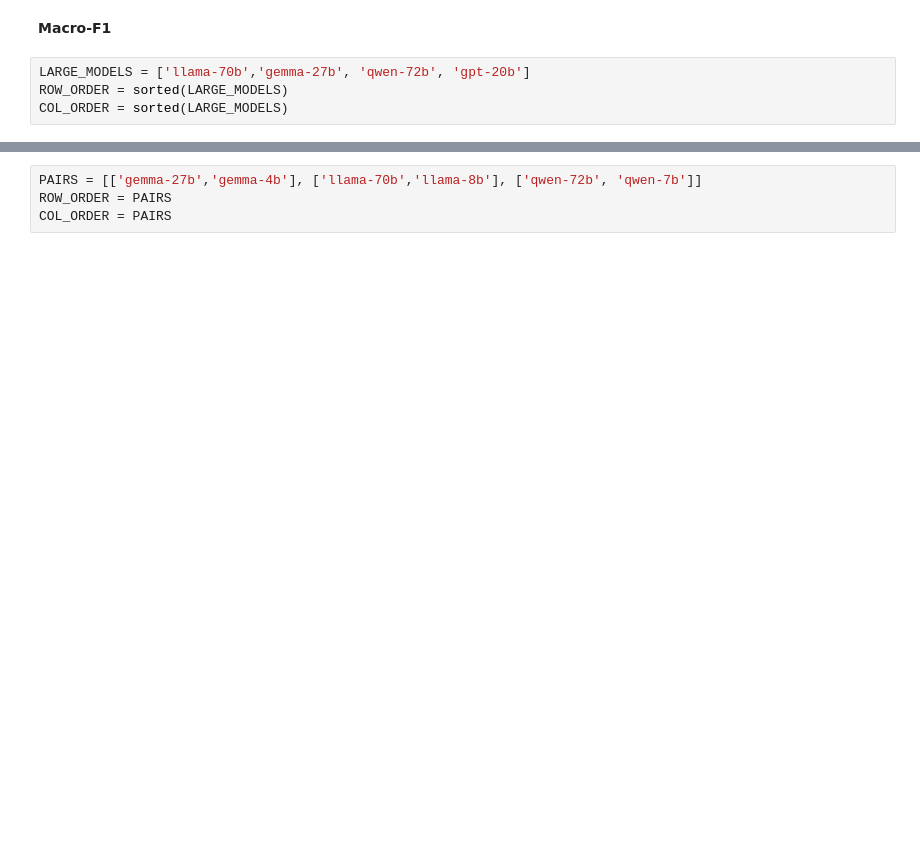
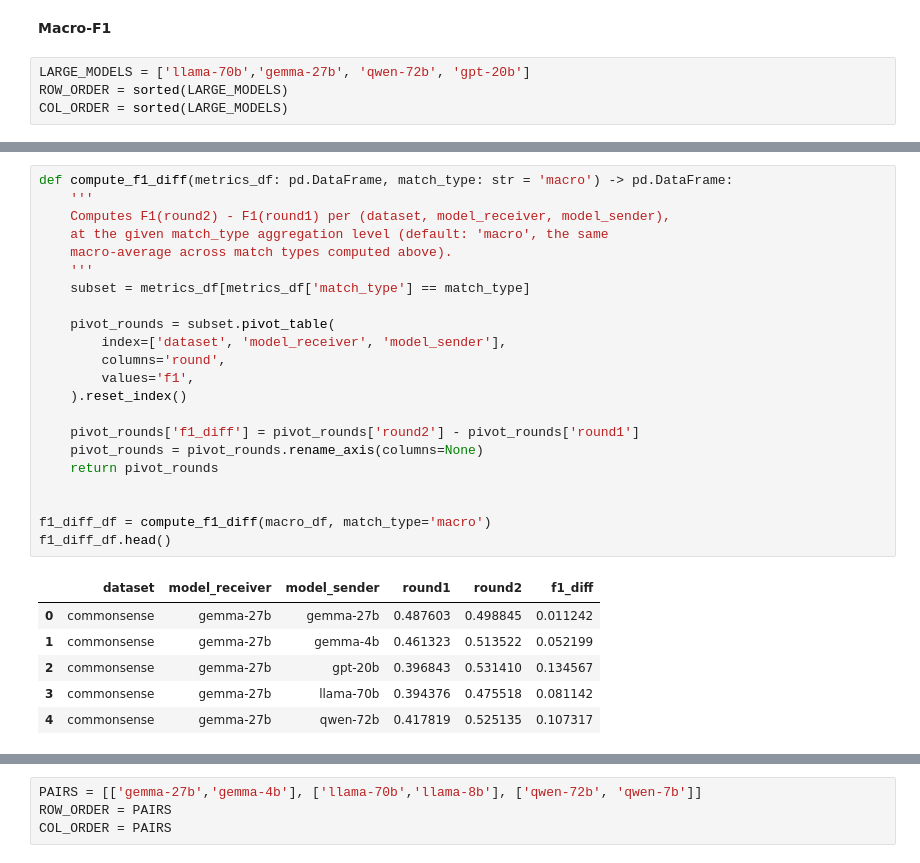
Before and after one commit to fridanl/InfluenceDynamicsMAS, a Jupyter notebook: src/main_results.ipynb, the cells around one changed output, grey strips where cells are left out. Saved outputs shown, nothing was run; the diff lists cells and outputs as text; blank space fills up the shorter version.

```diff
--- a/src/main_results.ipynb
+++ b/src/main_results.ipynb
@@ -2059,0 +2020,29 @@ plt.savefig("../plots/macro-f1-round2.png", dpi=300, bbox_inches="tight")
+# %%
+def compute_f1_diff(metrics_df: pd.DataFrame, match_type: str = 'macro') -> pd.DataFrame:
+    '''
+    Computes F1(round2) - F1(round1) per (dataset, model_receiver, model_sender),
+    at the given match_type aggregation level (default: 'macro', the same
+    macro-average across match types computed above).
+    '''
+    subset = metrics_df[metrics_df['match_type'] == match_type]
+
+    pivot_rounds = subset.pivot_table(
+        index=['dataset', 'model_receiver', 'model_sender'],
+        columns='round',
+        values='f1',
+    ).reset_index()
+
+    pivot_rounds['f1_diff'] = pivot_rounds['round2'] - pivot_rounds['round1']
+    pivot_rounds = pivot_rounds.rename_axis(columns=None)
+    return pivot_rounds
+
+
+f1_diff_df = compute_f1_diff(macro_df, match_type='macro')
+f1_diff_df.head()
+# %% [output]
+|  | dataset | model_receiver | model_sender | round1 | round2 | f1_diff |
+| 0 | commonsense | gemma-27b | gemma-27b | 0.487603 | 0.498845 | 0.011242 |
+| 1 | commonsense | gemma-27b | gemma-4b | 0.461323 | 0.513522 | 0.052199 |
+| 2 | commonsense | gemma-27b | gpt-20b | 0.396843 | 0.531410 | 0.134567 |
+| 3 | commonsense | gemma-27b | llama-70b | 0.394376 | 0.475518 | 0.081142 |
+| 4 | commonsense | gemma-27b | qwen-72b | 0.417819 | 0.525135 | 0.107317 |
```
Also changed, not shown: parts of 12 cells of this notebook, 2 other files.
